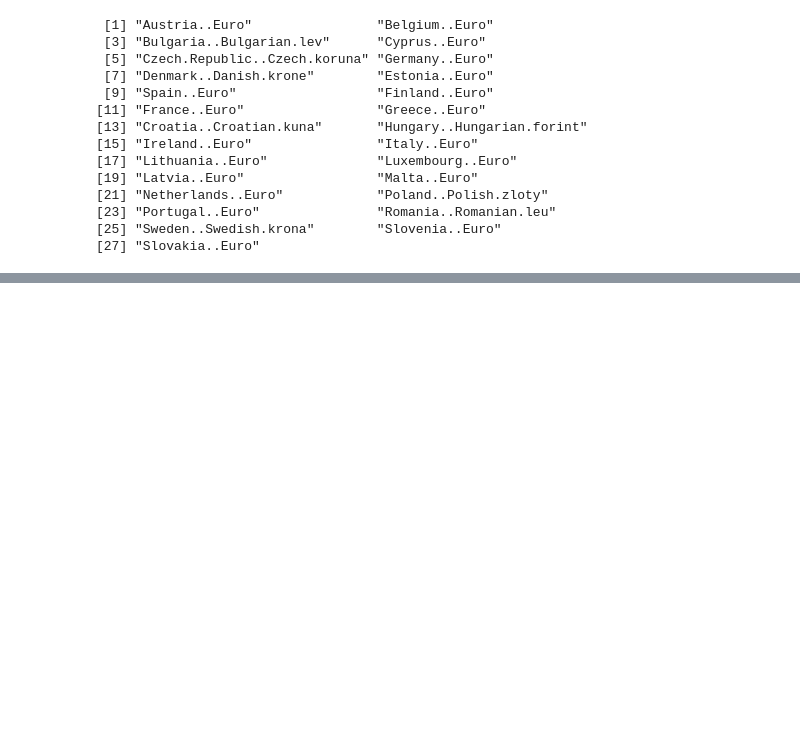
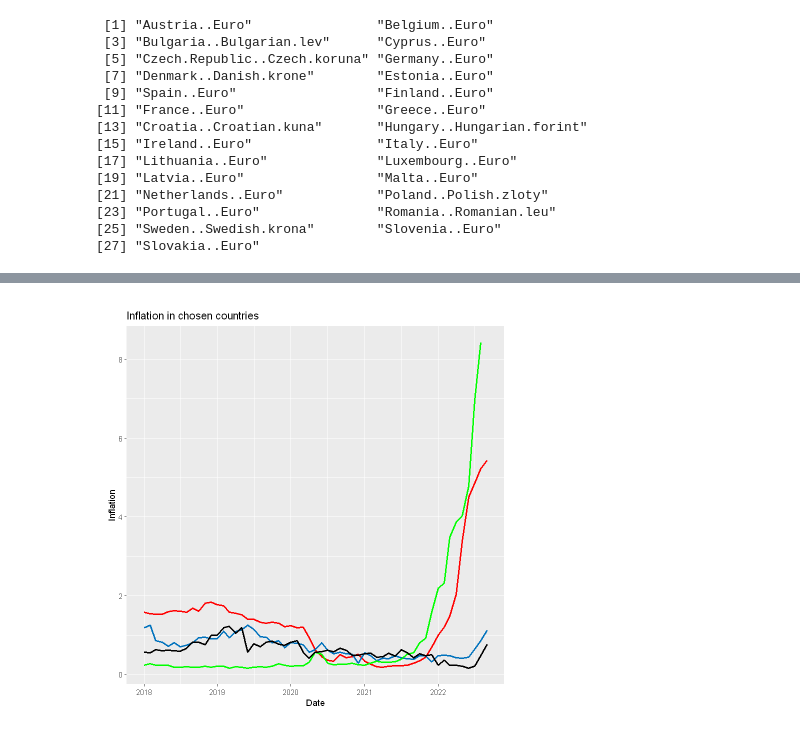
Before and after one commit to AdamixD/SAD_Projekt_1, a Jupyter notebook: Zadanie2.ipynb, the cells around one changed output, grey strips where cells are left out. Drawn from its saved outputs; the diff is of its cells as text; code cells hidden in the pictures; blank space fills up the shorter version.

```diff
--- a/Zadanie2.ipynb
+++ b/Zadanie2.ipynb
@@ -212,0 +227,11 @@ Warning message:
+# %%
+ggplot(data = deposits_from2018) +
+    geom_line(aes(x = Period, y = Poland..Polish.zloty), colour="#FF0000", size=1) +
+    geom_line(aes(x = Period, y = France..Euro), color="#0072BD", size=1) +
+    geom_line(aes(x = Period, y = Hungary..Hungarian.forint), color="#00FF00", size=1) +
+    geom_line(aes(x = Period, y = Slovakia..Euro), color="#000000", size=1) +
+    theme(plot.margin = margin(.5,.5,.5,.5, "cm")) +
+    labs(x = "Date",
+        y = "Inflation",
+        title = "Inflation in chosen countries")
+# %% [output]
@@ -212,0 +240 @@ Warning message:
+[figure, added]
```
Also changed, not shown: parts of 11 cells of this notebook.
